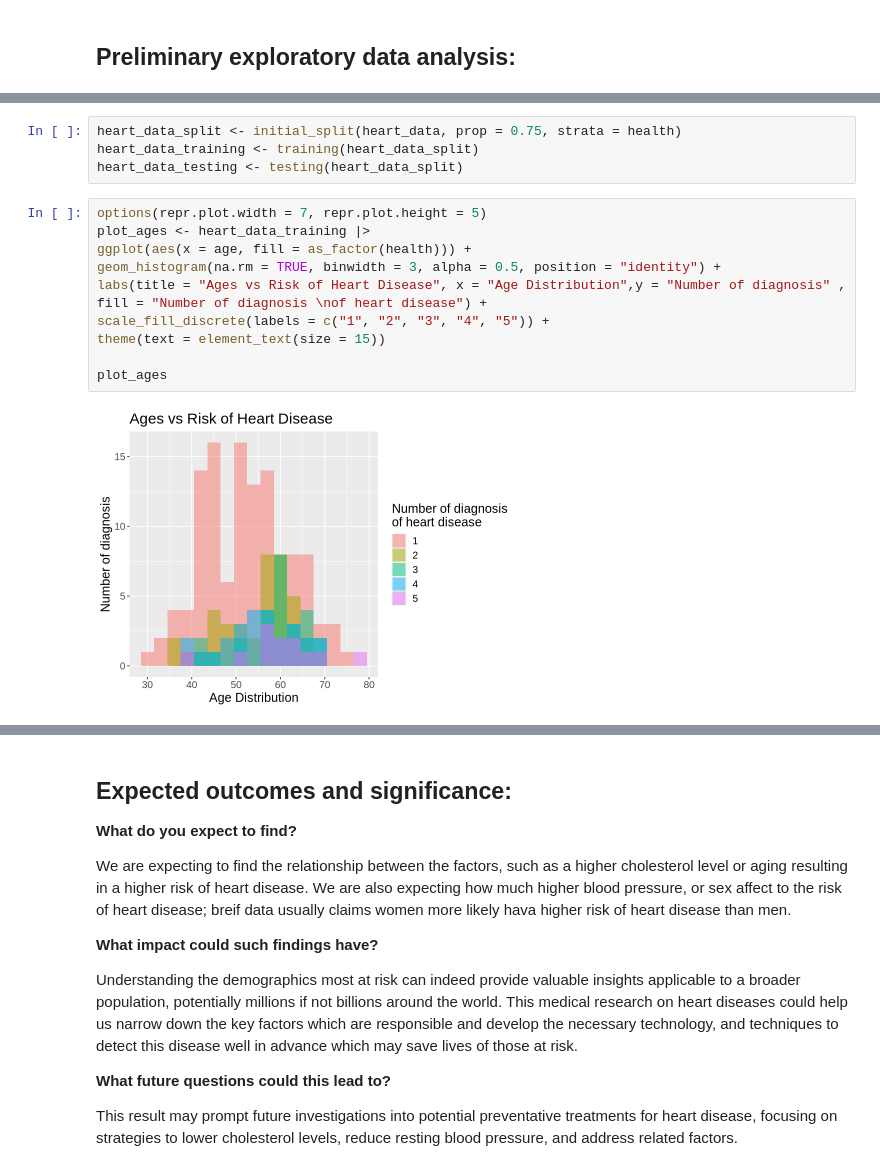
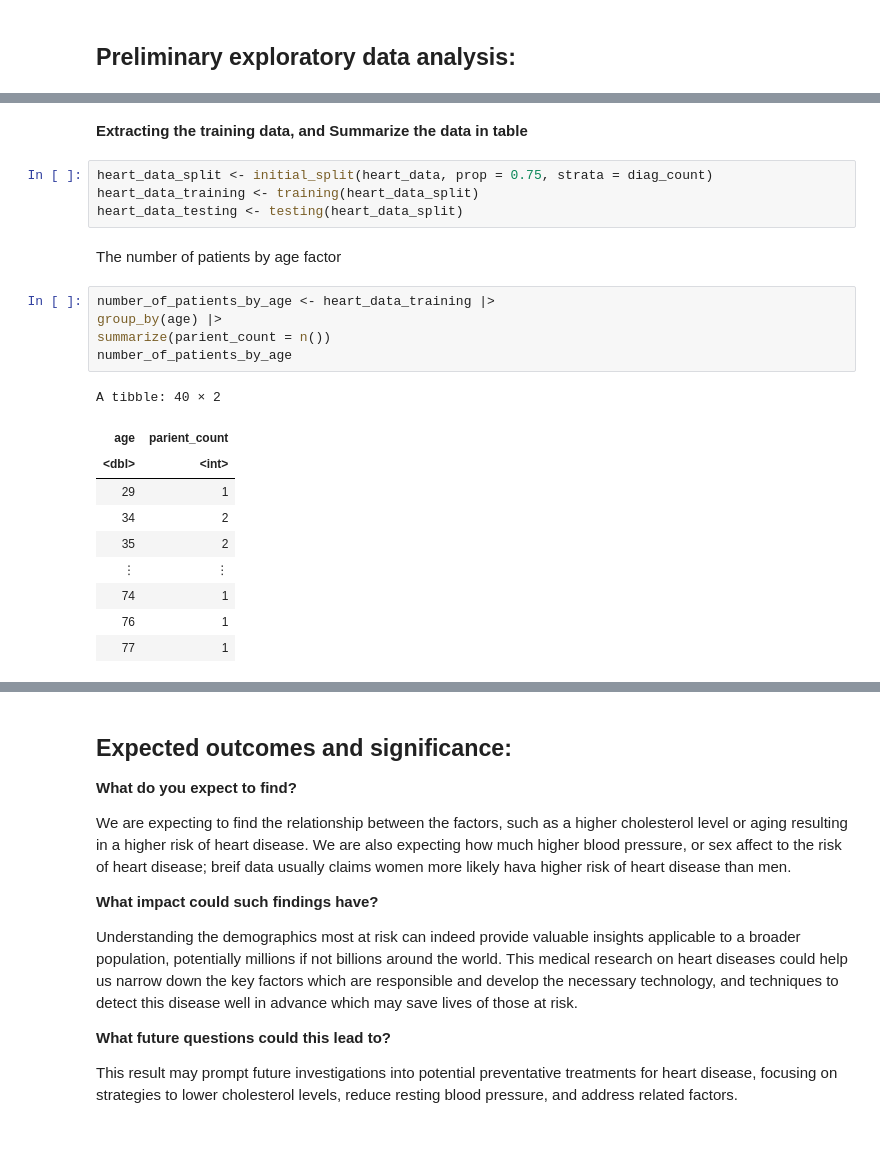
Before and after one commit to dawon020411/dsci-project-004, a Jupyter notebook: heart_data.ipynb, the cells around one changed output, grey strips where cells are left out. Saved outputs shown, nothing was run; the diff lists cells and outputs as text; blank space fills up the shorter version.

```diff
--- a/heart_data.ipynb
+++ b/heart_data.ipynb
@@ -81,16 +51,24 @@ A tibble: 41 × 2
+# %% [markdown]
+**Extracting the training data, and Summarize the data in table**
 # %%
-heart_data_split <- initial_split(heart_data, prop = 0.75, strata = health)
+heart_data_split <- initial_split(heart_data, prop = 0.75, strata = diag_count)
 heart_data_training <- training(heart_data_split)
 heart_data_testing <- testing(heart_data_split)
-# %%
-options(repr.plot.width = 7, repr.plot.height = 5)
-plot_ages <- heart_data_training |>
-ggplot(aes(x = age, fill = as_factor(health))) +
-geom_histogram(na.rm = TRUE, binwidth = 3, alpha = 0.5, position = "identity") +
-labs(title = "Ages vs Risk of Heart Disease", x = "Age Distribution",y = "Number of diagnosis" , fill = "Number of diagnosis \nof heart disease") +
-scale_fill_discrete(labels = c("1", "2", "3", "4", "5")) +
-theme(text = element_text(size = 15))
-
-plot_ages
-# %% [output]
-[figure, removed]
+# %% [markdown]
+The number of patients by age factor
+# %%
+number_of_patients_by_age <- heart_data_training |>
+group_by(age) |>
+summarize(parient_count = n())
+number_of_patients_by_age
+# %% [output]
+A tibble: 40 × 2
+| age | parient_count |
+| <dbl> | <int> |
+| 29 | 1 |
+| 34 | 2 |
+| 35 | 2 |
+| ⋮ | ⋮ |
+| 74 | 1 |
+| 76 | 1 |
+| 77 | 1 |
```
Also changed, not shown: parts of 10 cells of this notebook.
